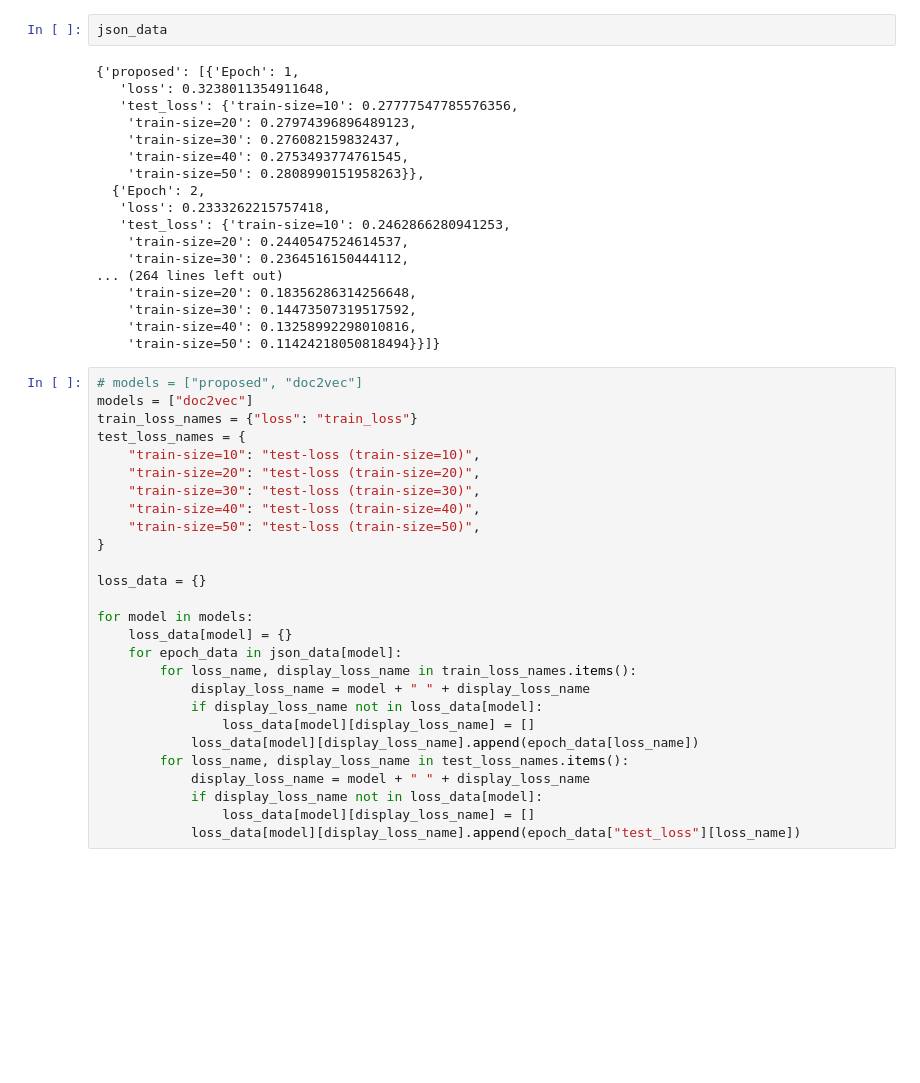
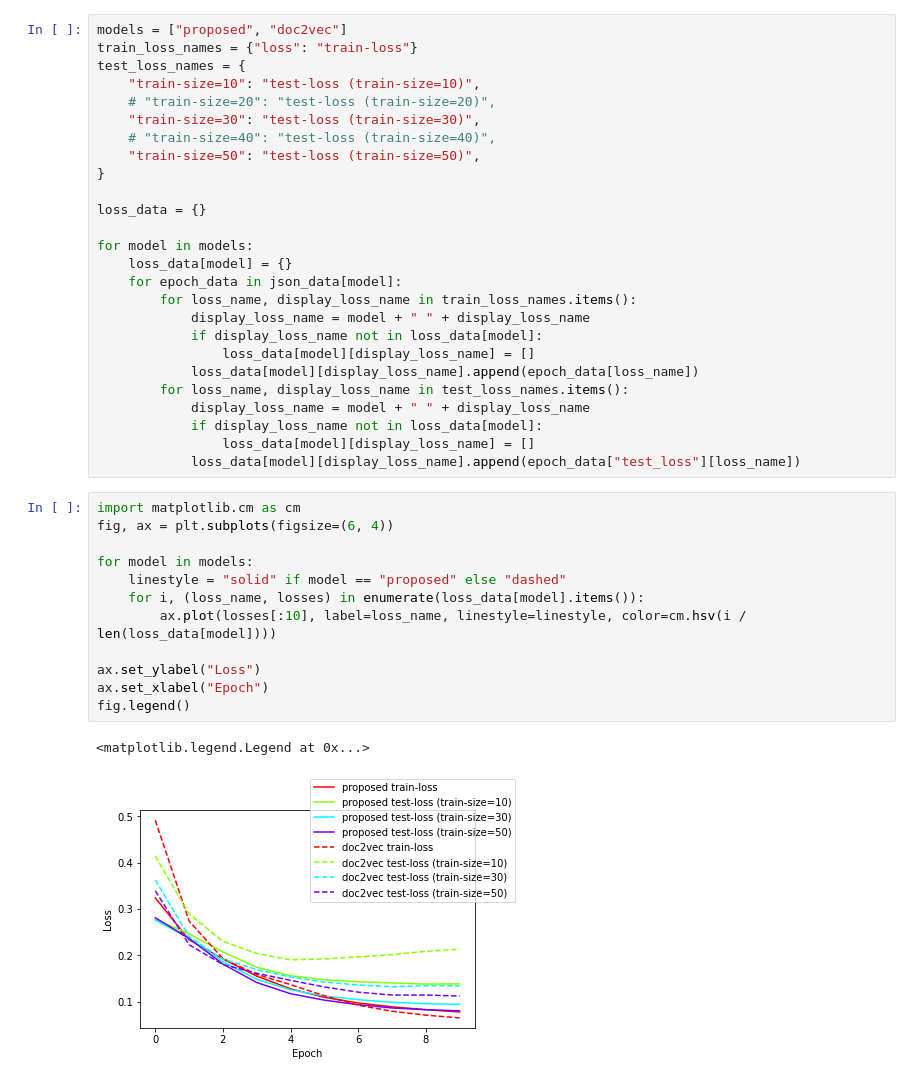
Before and after one commit to tishii2479/aau2v, a Jupyter notebook: notebooks/visualize_loss.ipynb, the cells around one changed output. Saved outputs shown, nothing was run; the diff lists cells and outputs as text; blank space fills up the shorter version.

```diff
--- a/notebooks/visualize_loss.ipynb
+++ b/notebooks/visualize_loss.ipynb
@@ -6,32 +26,11 @@ with open("../data/loss_log.json", "r") as f:
-# %%
-json_data
-# %% [output]
-{'proposed': [{'Epoch': 1,
-   'loss': 0.3238011354911648,
-   'test_loss': {'train-size=10': 0.27777547785576356,
-    'train-size=20': 0.27974396896489123,
-    'train-size=30': 0.276082159832437,
-    'train-size=40': 0.2753493774761545,
-    'train-size=50': 0.2808990151958263}},
-  {'Epoch': 2,
-   'loss': 0.2333262215757418,
-   'test_loss': {'train-size=10': 0.2462866280941253,
-    'train-size=20': 0.2440547524614537,
-    'train-size=30': 0.2364516150444112,
-... (264 lines left out)
-    'train-size=20': 0.18356286314256648,
-    'train-size=30': 0.14473507319517592,
-    'train-size=40': 0.13258992298010816,
-    'train-size=50': 0.11424218050818494}}]}
 # %%
-# models = ["proposed", "doc2vec"]
-models = ["doc2vec"]
-train_loss_names = {"loss": "train_loss"}
+models = ["proposed", "doc2vec"]
+train_loss_names = {"loss": "train-loss"}
 test_loss_names = {
     "train-size=10": "test-loss (train-size=10)",
-    "train-size=20": "test-loss (train-size=20)",
+    # "train-size=20": "test-loss (train-size=20)",
     "train-size=30": "test-loss (train-size=30)",
-    "train-size=40": "test-loss (train-size=40)",
+    # "train-size=40": "test-loss (train-size=40)",
     "train-size=50": "test-loss (train-size=50)",
 }
 
@@ -50,4 +49,19 @@ for model in models:
             if display_loss_name not in loss_data[model]:
                 loss_data[model][display_loss_name] = []
             loss_data[model][display_loss_name].append(epoch_data["test_loss"][loss_name])
+# %%
+import matplotlib.cm as cm
+fig, ax = plt.subplots(figsize=(6, 4))
+
+for model in models:
+    linestyle = "solid" if model == "proposed" else "dashed"
+    for i, (loss_name, losses) in enumerate(loss_data[model].items()):
+        ax.plot(losses[:10], label=loss_name, linestyle=linestyle, color=cm.hsv(i / len(loss_data[model])))
+
+ax.set_ylabel("Loss")
+ax.set_xlabel("Epoch")
+fig.legend()
+# %% [output]
+<matplotlib.legend.Legend at 0x...>
+[figure, added]
 # %%
```
Also changed, not shown: parts of 6 cells of this notebook, 2 other files.
